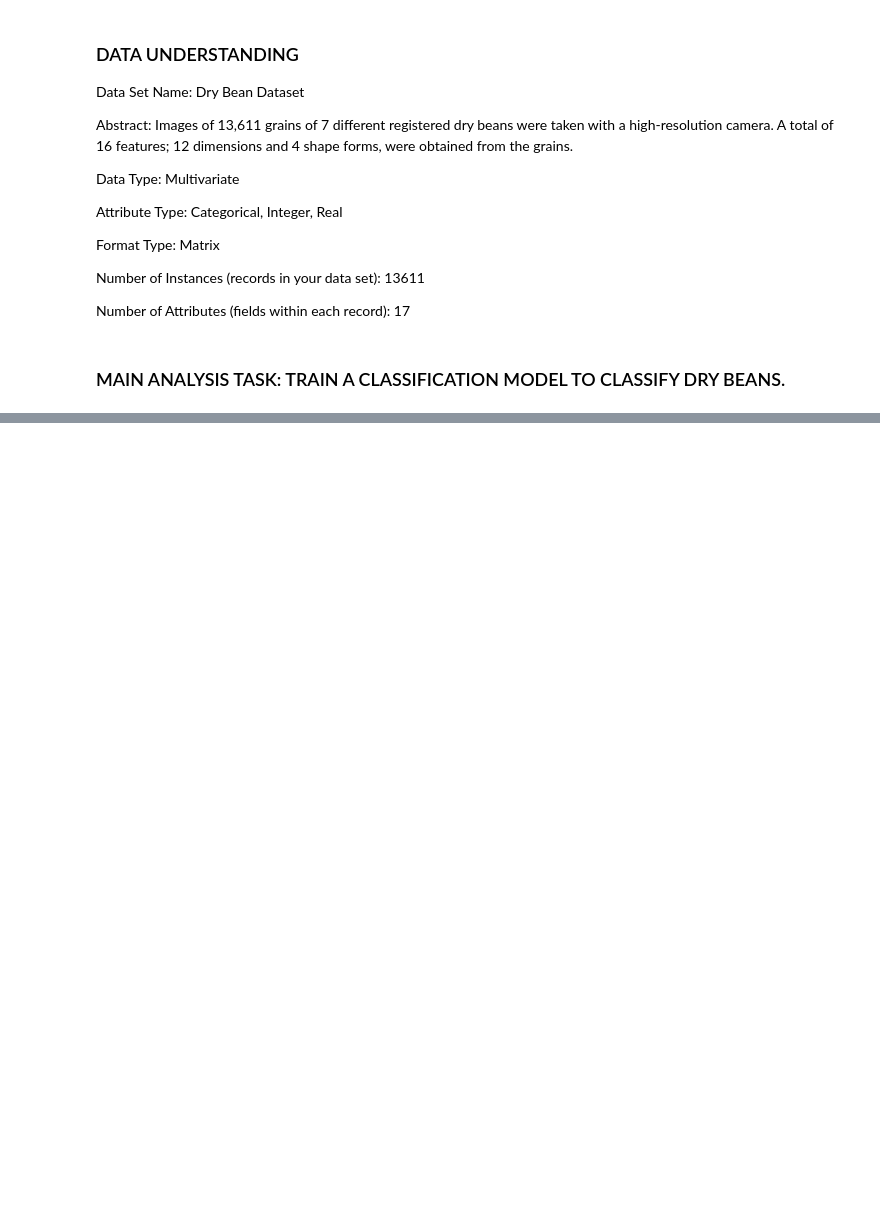
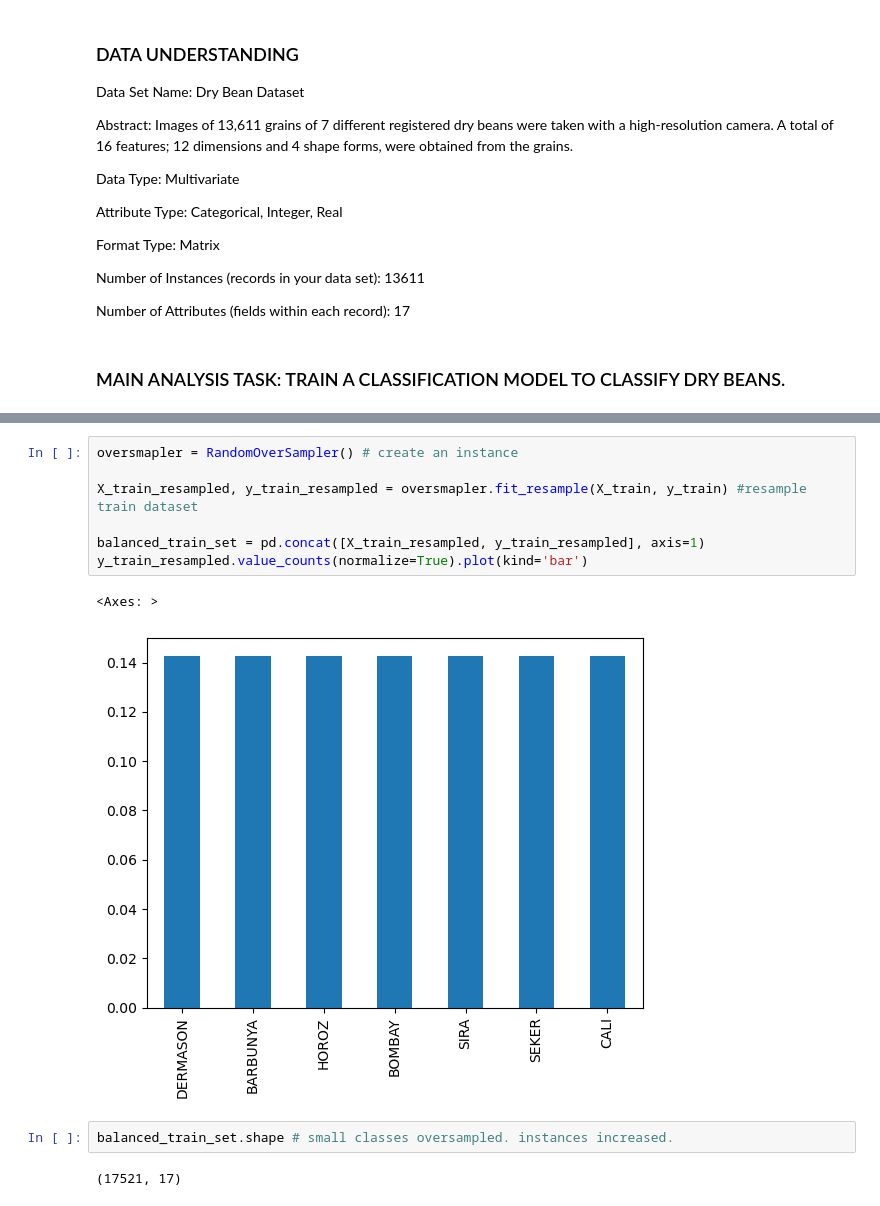
Before and after one commit to modelMaestroSolo/Dry_Beans_Classifier, a Jupyter notebook: classification_notebook.ipynb, the cells around one changed output, grey strips where cells are left out. Drawn from its saved outputs; the diff is of its cells as text; blank space fills up the shorter version.

```diff
--- a/classification_notebook.ipynb
+++ b/classification_notebook.ipynb
@@ -100,0 +129,14 @@ Number of Attributes (fields within each record):
+# %%
+oversmapler = RandomOverSampler() # create an instance
+
+X_train_resampled, y_train_resampled = oversmapler.fit_resample(X_train, y_train) #resample train dataset
+
+balanced_train_set = pd.concat([X_train_resampled, y_train_resampled], axis=1)
+y_train_resampled.value_counts(normalize=True).plot(kind='bar')
+# %% [output]
+<Axes: >
+[figure, added]
+# %%
+balanced_train_set.shape # small classes oversampled. instances increased.
+# %% [output]
+(17521, 17)
```
Also changed, not shown: parts of 11 cells of this notebook, 1 other file.
